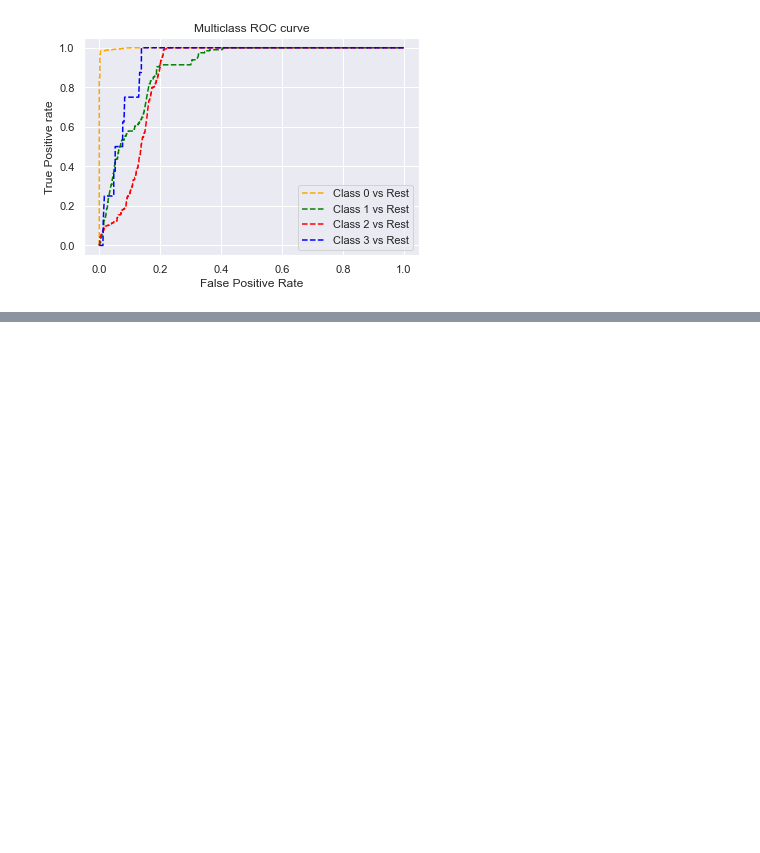
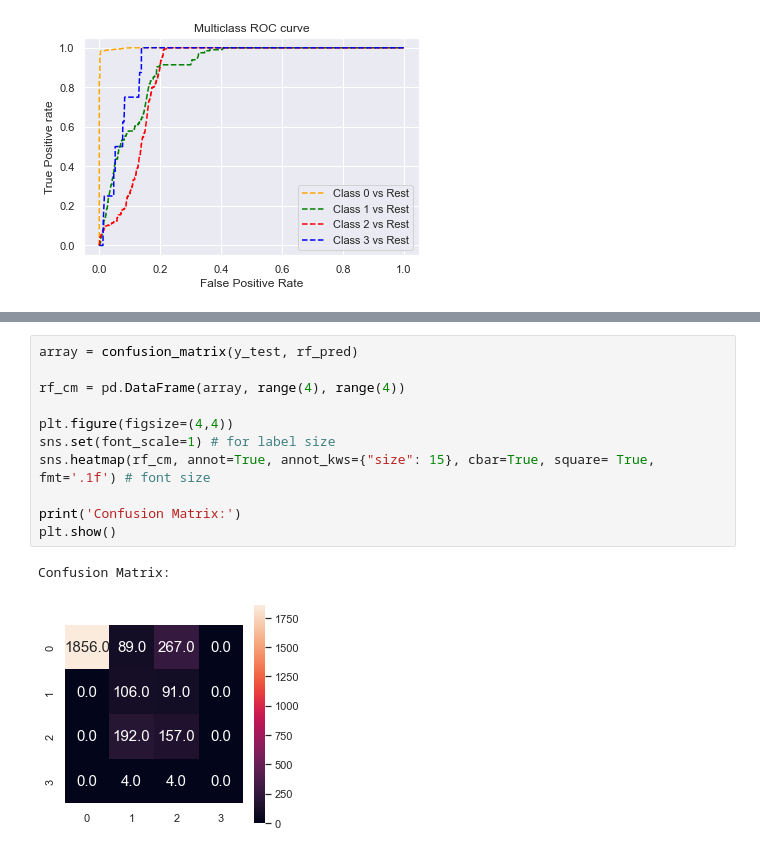
Before and after one commit to Anran0716/musa650-final, a Jupyter notebook: script/7_gan_new_large_data.ipynb, the cells around one changed output, grey strips where cells are left out. Cells and saved outputs as stored; diff of their text form; blank space fills up the shorter version.

```diff
--- a/script/7_gan_new_large_data.ipynb
+++ b/script/7_gan_new_large_data.ipynb
@@ -716,0 +727,14 @@ plt.savefig('ROC',dpi=300);
+# %%
+array = confusion_matrix(y_test, rf_pred)
+
+rf_cm = pd.DataFrame(array, range(4), range(4))
+
+plt.figure(figsize=(4,4))
+sns.set(font_scale=1) # for label size
+sns.heatmap(rf_cm, annot=True, annot_kws={"size": 15}, cbar=True, square= True, fmt='.1f') # font size
+
+print('Confusion Matrix:')
+plt.show()
+# %% [output]
+Confusion Matrix:
+[figure, added]
```
Also changed, not shown: parts of 2 cells of this notebook, 9 other files.
